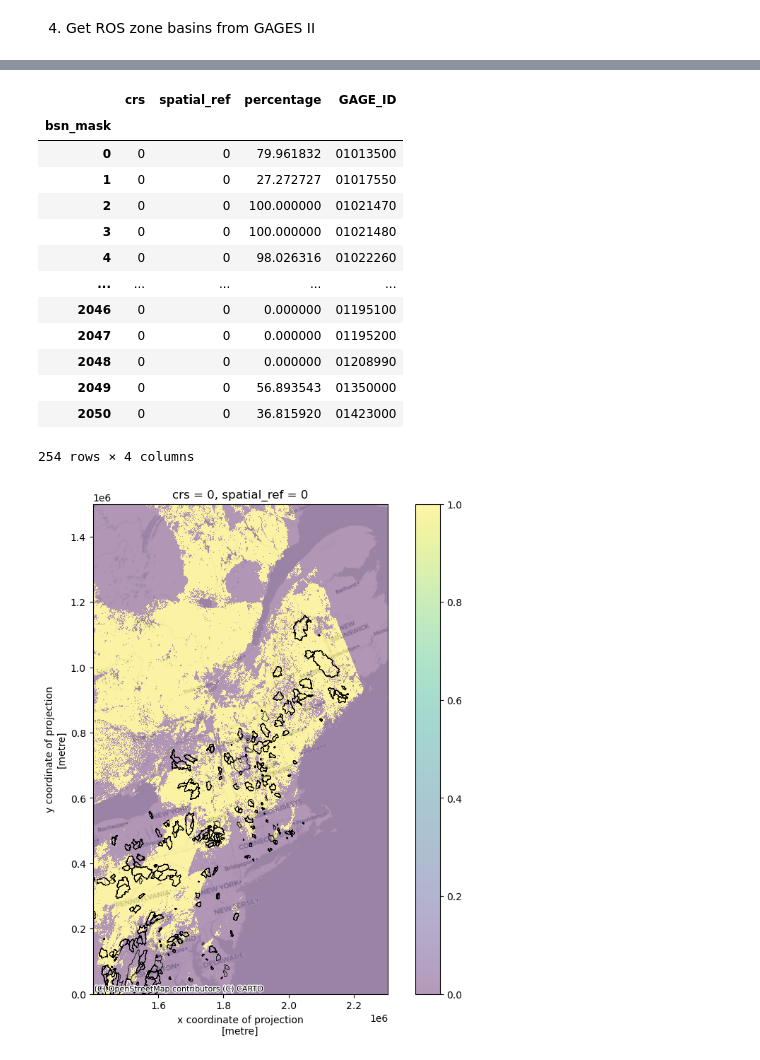
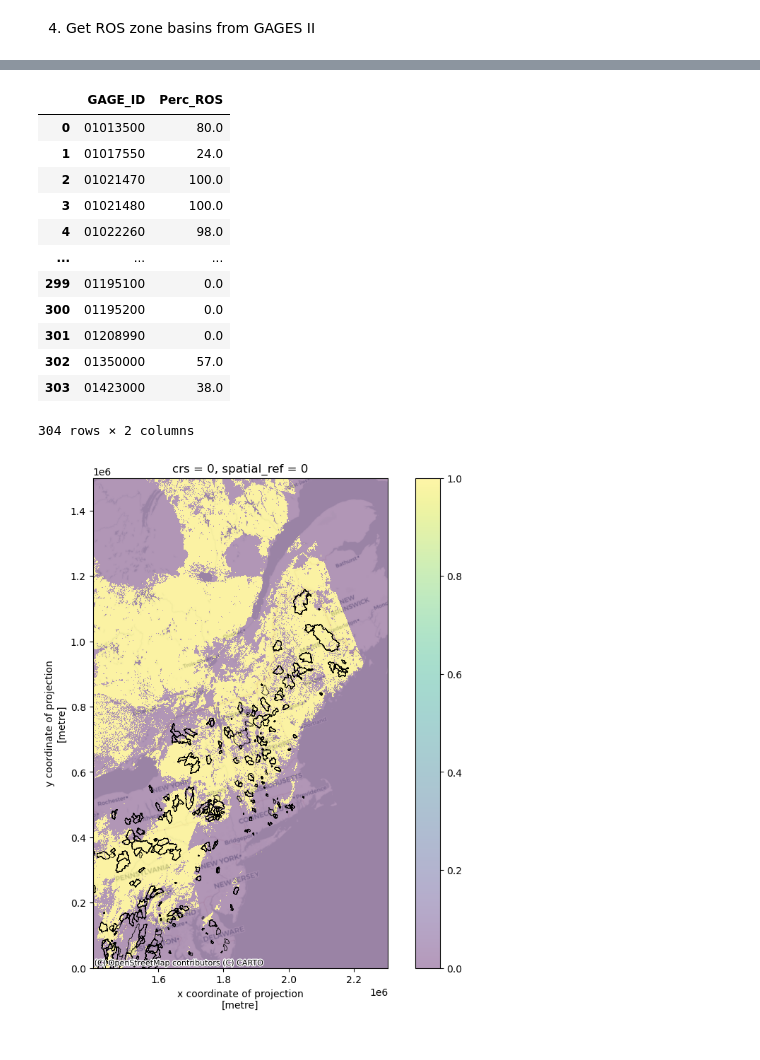
Before and after one commit to moralesvm/rain-on-snow, a Jupyter notebook: ros-workflow/ros_NE.ipynb, the cells around one changed output, grey strips where cells are left out. Drawn from its saved outputs; the diff is of its cells as text; code cells hidden in the pictures.

Commit message:
Updated notebook using improved functions with exactextract

```diff
--- a/ros-workflow/ros_NE.ipynb
+++ b/ros-workflow/ros_NE.ipynb
@@ -79,8 +79,6 @@ fname = 'bas_ref_all.shp'
 shapefile = f'{shpPath}{fname}'
 # %%
 %%time
-# The function will return a dataframe with the basins and % of grid cells within the ROS zone,
-# as well as the basins rasterized and a lookup table (basin_no, GAGE_ID) to make computations easier later on
-# Probably, rasterizing the basins should be a separated function ----> FIX
-ros_basins_df, shp_raster, basins_lookup = ros.get_ros_basins(ros_zone = ros_zone,shpPath = shapefile)
+# The function will return a dataframe with the basins and % of grid cells within the ROS zone
+ros_zone_bsns_df = ros.get_ros_basins(ros_zone = ros_zone,shpPath = shapefile)
 # %% [output]
@@ -89,20 +87,19 @@ Wall time: 6.85 s
 # %%
-ros_basins_df
+ros_zone_bsns_df
 # %% [output]
-|  | crs | spatial_ref | percentage | GAGE_ID |
-| bsn_mask |  |  |  |  |
-| 0 | 0 | 0 | 79.961832 | 01013500 |
-| 1 | 0 | 0 | 27.272727 | 01017550 |
-| 2 | 0 | 0 | 100.000000 | 01021470 |
-| 3 | 0 | 0 | 100.000000 | 01021480 |
-| 4 | 0 | 0 | 98.026316 | 01022260 |
-| ... | ... | ... | ... | ... |
-| 2046 | 0 | 0 | 0.000000 | 01195100 |
-| 2047 | 0 | 0 | 0.000000 | 01195200 |
-| 2048 | 0 | 0 | 0.000000 | 01208990 |
-| 2049 | 0 | 0 | 56.893543 | 01350000 |
-| 2050 | 0 | 0 | 36.815920 | 01423000 |
+|  | GAGE_ID | Perc_ROS |
+| 0 | 01013500 | 80.0 |
+| 1 | 01017550 | 24.0 |
+| 2 | 01021470 | 100.0 |
+| 3 | 01021480 | 100.0 |
+| 4 | 01022260 | 98.0 |
+| ... | ... | ... |
+| 299 | 01195100 | 0.0 |
+| 300 | 01195200 | 0.0 |
+| 301 | 01208990 | 0.0 |
+| 302 | 01350000 | 57.0 |
+| 303 | 01423000 | 38.0 |
-254 rows × 4 columns
+304 rows × 2 columns
 # %%
 # Let's take a look at the basins and ros zone
 shp = geopandas.read_file(shpPath, layer='bas_ref_all')
```
Also changed, not shown: parts of 7 cells of this notebook.
